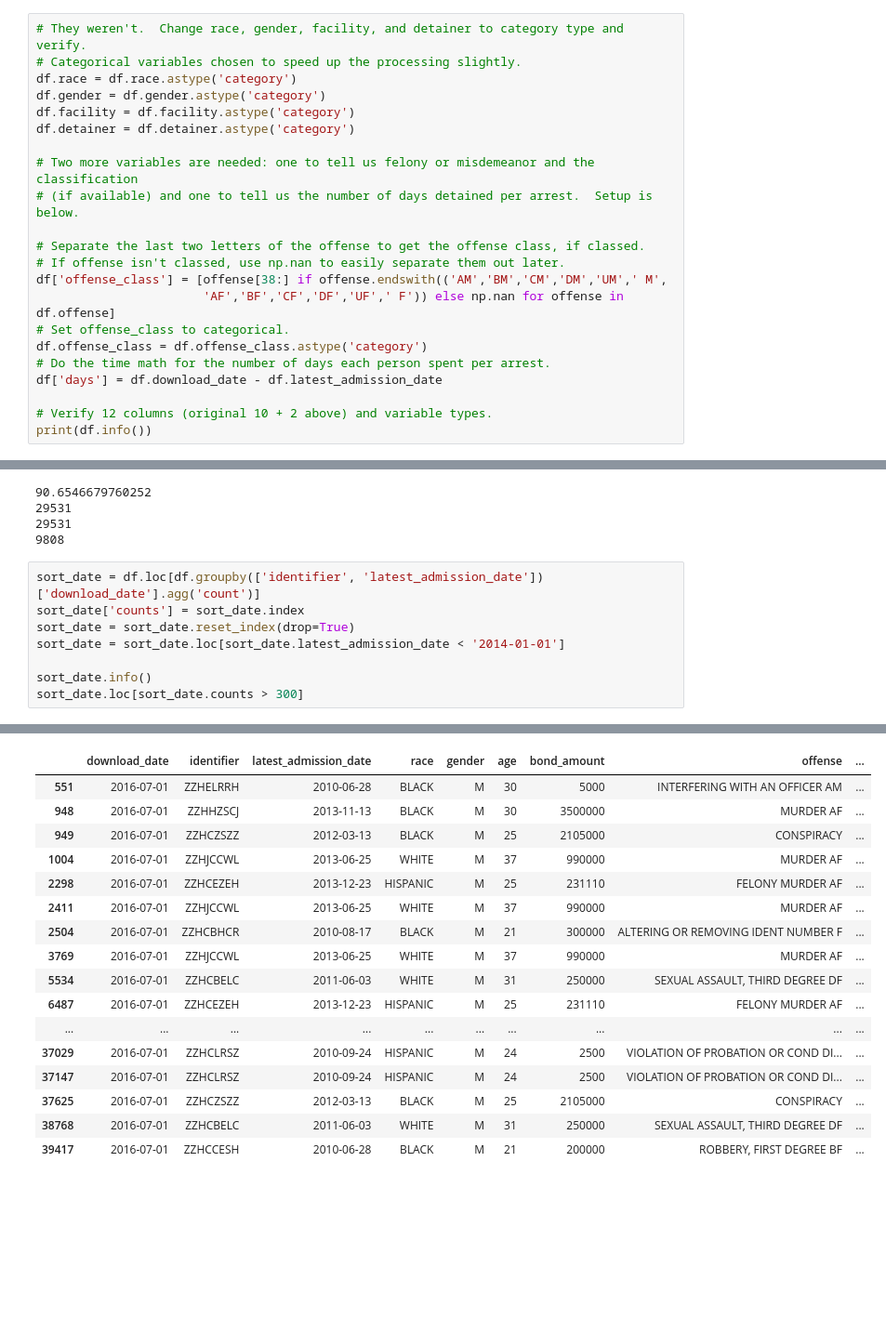
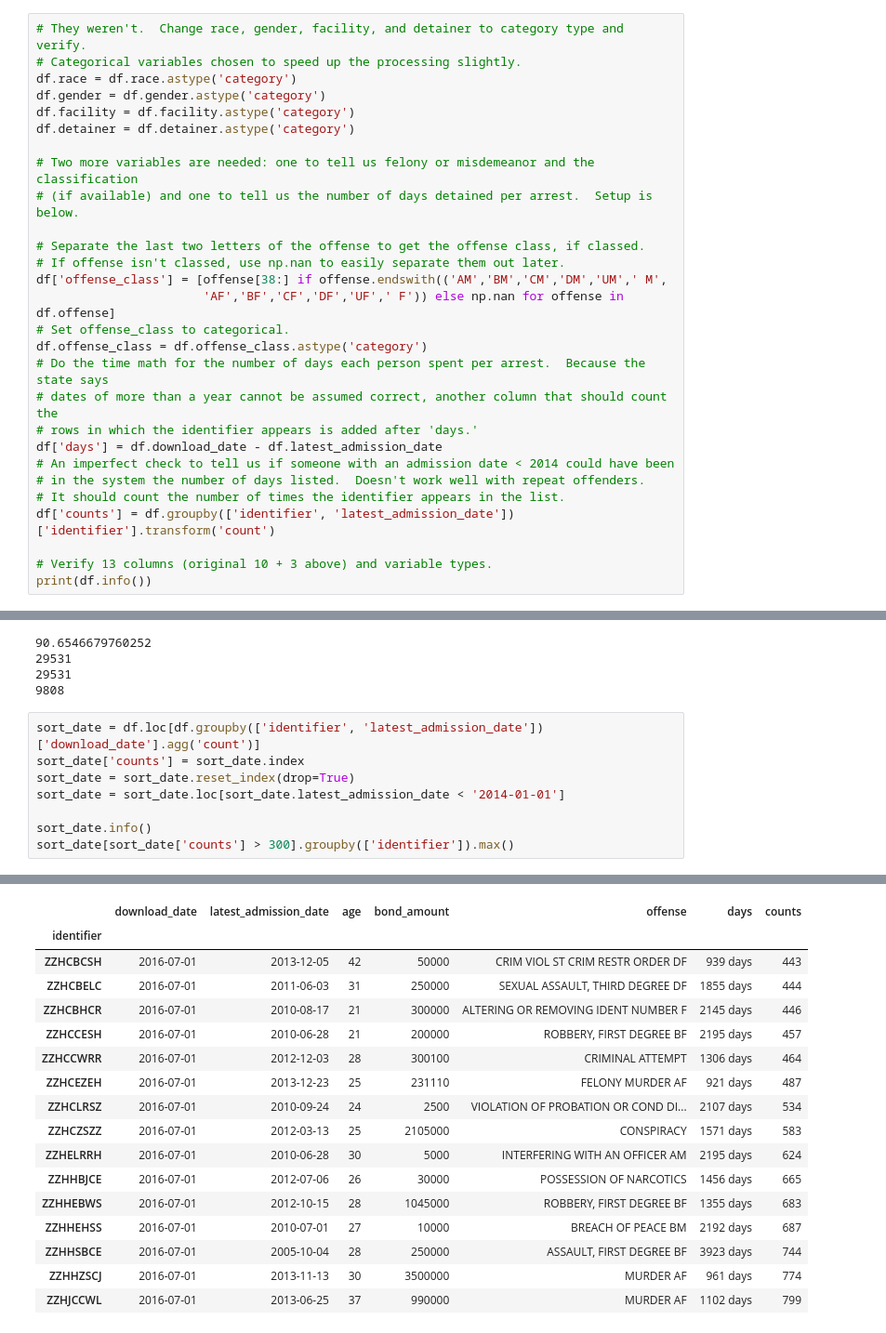
Before and after one commit to SlothDream/SBCap1_CT, a Jupyter notebook: CT_csv.ipynb, the cells around one changed output, grey strips where cells are left out. Shown at 93% size. Saved outputs shown, nothing was run; the diff lists cells and outputs as text; blank space fills up the shorter version.

```diff
--- a/CT_csv.ipynb
+++ b/CT_csv.ipynb
@@ -56,10 +56,16 @@ df['offense_class'] = [offense[38:] if offense.endswith(('AM','BM','CM','DM','UM
                        'AF','BF','CF','DF','UF',' F')) else np.nan for offense in df.offense]
 # Set offense_class to categorical.
 df.offense_class = df.offense_class.astype('category')
-# Do the time math for the number of days each person spent per arrest.
+# Do the time math for the number of days each person spent per arrest.  Because the state says
+# dates of more than a year cannot be assumed correct, another column that should count the
+# rows in which the identifier appears is added after 'days.'
 df['days'] = df.download_date - df.latest_admission_date
+# An imperfect check to tell us if someone with an admission date < 2014 could have been
+# in the system the number of days listed.  Doesn't work well with repeat offenders.
+# It should count the number of times the identifier appears in the list.
+df['counts'] = df.groupby(['identifier', 'latest_admission_date'])['identifier'].transform('count')
 
-# Verify 12 columns (original 10 + 2 above) and variable types.
+# Verify 13 columns (original 10 + 3 above) and variable types.
 print(df.info())
 # %% [output]
 <class 'pandas.core.frame.DataFrame'>
@@ -294,48 +304,48 @@ print(not_classed.identifier.nunique())
 # %%
 sort_date = df.loc[df.groupby(['identifier', 'latest_admission_date'])['download_date'].agg('count')]
 sort_date['counts'] = sort_date.index
 sort_date = sort_date.reset_index(drop=True)
 sort_date = sort_date.loc[sort_date.latest_admission_date < '2014-01-01']
 
 sort_date.info()
-sort_date.loc[sort_date.counts > 300]
+sort_date[sort_date['counts'] > 300].groupby(['identifier']).max()
 # %% [output]
 <class 'pandas.core.frame.DataFrame'>
 Int64Index: 3221 entries, 13 to 40135
 Data columns (total 13 columns):
 download_date            3221 non-null datetime64[ns]
 identifier               3221 non-null object
 latest_admission_date    3221 non-null datetime64[ns]
 race                     3221 non-null category
 gender                   3221 non-null category
 age                      3221 non-null int64
 bond_amount              3221 non-null int64
 offense                  3221 non-null object
 facility                 3221 non-null category
 detainer                 3221 non-null category
 offense_class            2517 non-null category
 days                     3221 non-null timedelta64[ns]
 counts                   3221 non-null int64
 dtypes: category(5), datetime64[ns](2), int64(3), object(2), timedelta64[ns](1)
 memory usage: 246.2+ KB
 A value is trying to be set on a copy of a slice from a DataFrame.
 Try using .loc[row_indexer,col_indexer] = value instead
 
 See the caveats in the documentation: http://pandas.pydata.org/pandas-docs/stable/indexing.html#indexing-view-versus-copy
-|  | download_date | identifier | latest_admission_date | race | gender | age | bond_amount | offense | ... |
-| 551 | 2016-07-01 | ZZHELRRH | 2010-06-28 | BLACK | M | 30 | 5000 | INTERFERING WITH AN OFFICER AM | ... |
-| 948 | 2016-07-01 | ZZHHZSCJ | 2013-11-13 | BLACK | M | 30 | 3500000 | MURDER AF | ... |
-| 949 | 2016-07-01 | ZZHCZSZZ | 2012-03-13 | BLACK | M | 25 | 2105000 | CONSPIRACY | ... |
-| 1004 | 2016-07-01 | ZZHJCCWL | 2013-06-25 | WHITE | M | 37 | 990000 | MURDER AF | ... |
-| 2298 | 2016-07-01 | ZZHCEZEH | 2013-12-23 | HISPANIC | M | 25 | 231110 | FELONY MURDER AF | ... |
-| 2411 | 2016-07-01 | ZZHJCCWL | 2013-06-25 | WHITE | M | 37 | 990000 | MURDER AF | ... |
-| 2504 | 2016-07-01 | ZZHCBHCR | 2010-08-17 | BLACK | M | 21 | 300000 | ALTERING OR REMOVING IDENT NUMBER F | ... |
-| 3769 | 2016-07-01 | ZZHJCCWL | 2013-06-25 | WHITE | M | 37 | 990000 | MURDER AF | ... |
-| 5534 | 2016-07-01 | ZZHCBELC | 2011-06-03 | WHITE | M | 31 | 250000 | SEXUAL ASSAULT, THIRD DEGREE DF | ... |
-| 6487 | 2016-07-01 | ZZHCEZEH | 2013-12-23 | HISPANIC | M | 25 | 231110 | FELONY MURDER AF | ... |
-| ... | ... | ... | ... | ... | ... | ... | ... | ... | ... |
-| 37029 | 2016-07-01 | ZZHCLRSZ | 2010-09-24 | HISPANIC | M | 24 | 2500 | VIOLATION OF PROBATION OR COND DI... | ... |
-| 37147 | 2016-07-01 | ZZHCLRSZ | 2010-09-24 | HISPANIC | M | 24 | 2500 | VIOLATION OF PROBATION OR COND DI... | ... |
-| 37625 | 2016-07-01 | ZZHCZSZZ | 2012-03-13 | BLACK | M | 25 | 2105000 | CONSPIRACY | ... |
-| 38768 | 2016-07-01 | ZZHCBELC | 2011-06-03 | WHITE | M | 31 | 250000 | SEXUAL ASSAULT, THIRD DEGREE DF | ... |
-| 39417 | 2016-07-01 | ZZHCCESH | 2010-06-28 | BLACK | M | 21 | 200000 | ROBBERY, FIRST DEGREE BF | ... |
+|  | download_date | latest_admission_date | age | bond_amount | offense | days | counts |
+| identifier |  |  |  |  |  |  |  |
+| ZZHCBCSH | 2016-07-01 | 2013-12-05 | 42 | 50000 | CRIM VIOL ST CRIM RESTR ORDER DF | 939 days | 443 |
+| ZZHCBELC | 2016-07-01 | 2011-06-03 | 31 | 250000 | SEXUAL ASSAULT, THIRD DEGREE DF | 1855 days | 444 |
+| ZZHCBHCR | 2016-07-01 | 2010-08-17 | 21 | 300000 | ALTERING OR REMOVING IDENT NUMBER F | 2145 days | 446 |
+| ZZHCCESH | 2016-07-01 | 2010-06-28 | 21 | 200000 | ROBBERY, FIRST DEGREE BF | 2195 days | 457 |
+| ZZHCCWRR | 2016-07-01 | 2012-12-03 | 28 | 300100 | CRIMINAL ATTEMPT | 1306 days | 464 |
+| ZZHCEZEH | 2016-07-01 | 2013-12-23 | 25 | 231110 | FELONY MURDER AF | 921 days | 487 |
+| ZZHCLRSZ | 2016-07-01 | 2010-09-24 | 24 | 2500 | VIOLATION OF PROBATION OR COND DI... | 2107 days | 534 |
+| ZZHCZSZZ | 2016-07-01 | 2012-03-13 | 25 | 2105000 | CONSPIRACY | 1571 days | 583 |
+| ZZHELRRH | 2016-07-01 | 2010-06-28 | 30 | 5000 | INTERFERING WITH AN OFFICER AM | 2195 days | 624 |
+| ZZHHBJCE | 2016-07-01 | 2012-07-06 | 26 | 30000 | POSSESSION OF NARCOTICS | 1456 days | 665 |
+| ZZHHEBWS | 2016-07-01 | 2012-10-15 | 28 | 1045000 | ROBBERY, FIRST DEGREE BF | 1355 days | 683 |
+| ZZHHEHSS | 2016-07-01 | 2010-07-01 | 27 | 10000 | BREACH OF PEACE BM | 2192 days | 687 |
+| ZZHHSBCE | 2016-07-01 | 2005-10-04 | 28 | 250000 | ASSAULT, FIRST DEGREE BF | 3923 days | 744 |
+| ZZHHZSCJ | 2016-07-01 | 2013-11-13 | 30 | 3500000 | MURDER AF | 961 days | 774 |
+| ZZHJCCWL | 2016-07-01 | 2013-06-25 | 37 | 990000 | MURDER AF | 1102 days | 799 |
```
Also changed, not shown: parts of 7 cells of this notebook.
